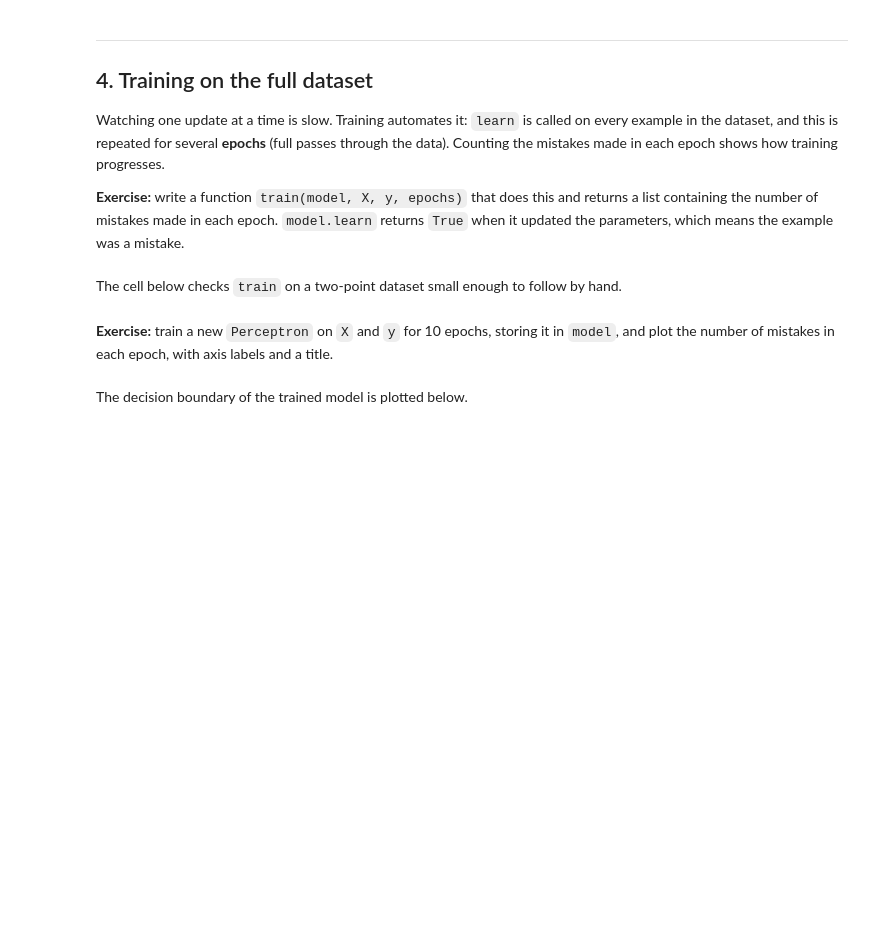
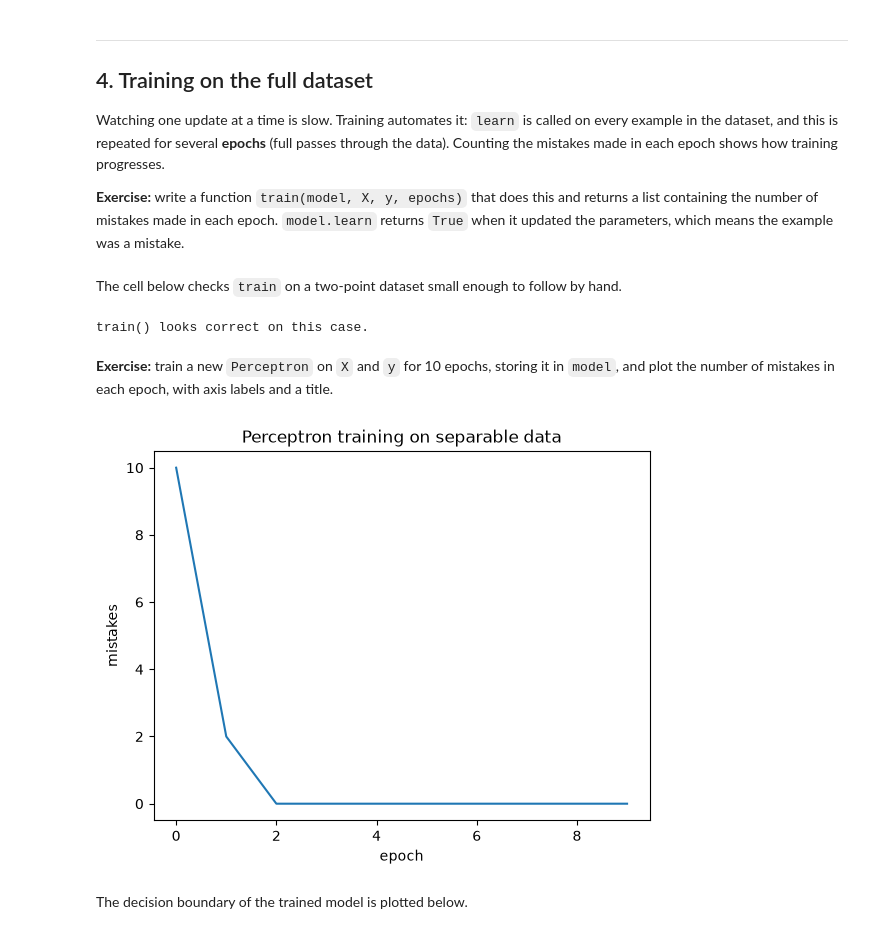
Before and after one commit to omariott/PSL-DL-Labs, a Jupyter notebook: labs/lab03_perceptron.ipynb, the cells around one changed output. Saved outputs shown, nothing was run; the diff lists cells and outputs as text; code cells hidden in the pictures; blank space fills up the shorter version.

```diff
--- a/labs/lab03_perceptron.ipynb
+++ b/labs/lab03_perceptron.ipynb
@@ -220,8 +241,13 @@ Watching one update at a time is slow. Training automates it: `learn` is called
 **Exercise:** write a function `train(model, X, y, epochs)` that does this and returns a list containing the number of mistakes made in each epoch. `model.learn` returns `True` when it updated the parameters, which means the example was a mistake.
 # %%
 def train(model, X, y, epochs):
-    # your code here
-    ...
+    mistakes = []
+    for ep in range(epochs):
+        epoch_mistakes = 0
+        for inp, target in zip(X,y):
+            epoch_mistakes += 1 if model.learn(inp,target) else 0
+        mistakes.append(epoch_mistakes)
+    return mistakes
 # %% [markdown]
 The cell below checks `train` on a two-point dataset small enough to follow by hand.
 # %%
@@ -236,10 +262,20 @@ assert list(result) == [1, 0, 0], f"expected [1, 0, 0] mistakes per epoch, got {
 assert np.array_equal(model_check.weight, np.array([1.0])) and model_check.bias == -1.0, "train() should leave the model trained"
 
 print("train() looks correct on this case.")
+# %% [output]
+train() looks correct on this case.
 # %% [markdown]
 **Exercise:** train a new `Perceptron` on `X` and `y` for 10 epochs, storing it in `model`, and plot the number of mistakes in each epoch, with axis labels and a title.
 # %%
-# your code here
+model = Perceptron(num_features=2)
+mistakes_curve = train(model, X, y, epochs=10)
+plt.plot(mistakes_curve)
+plt.xlabel("epoch")
+plt.ylabel("mistakes")
+plt.title("Perceptron training on separable data")
+plt.show()
+# %% [output]
+[figure, added]
 # %% [markdown]
 The decision boundary of the trained model is plotted below.
 # %%
```
Also changed, not shown: parts of 22 cells of this notebook, 3 other files.
